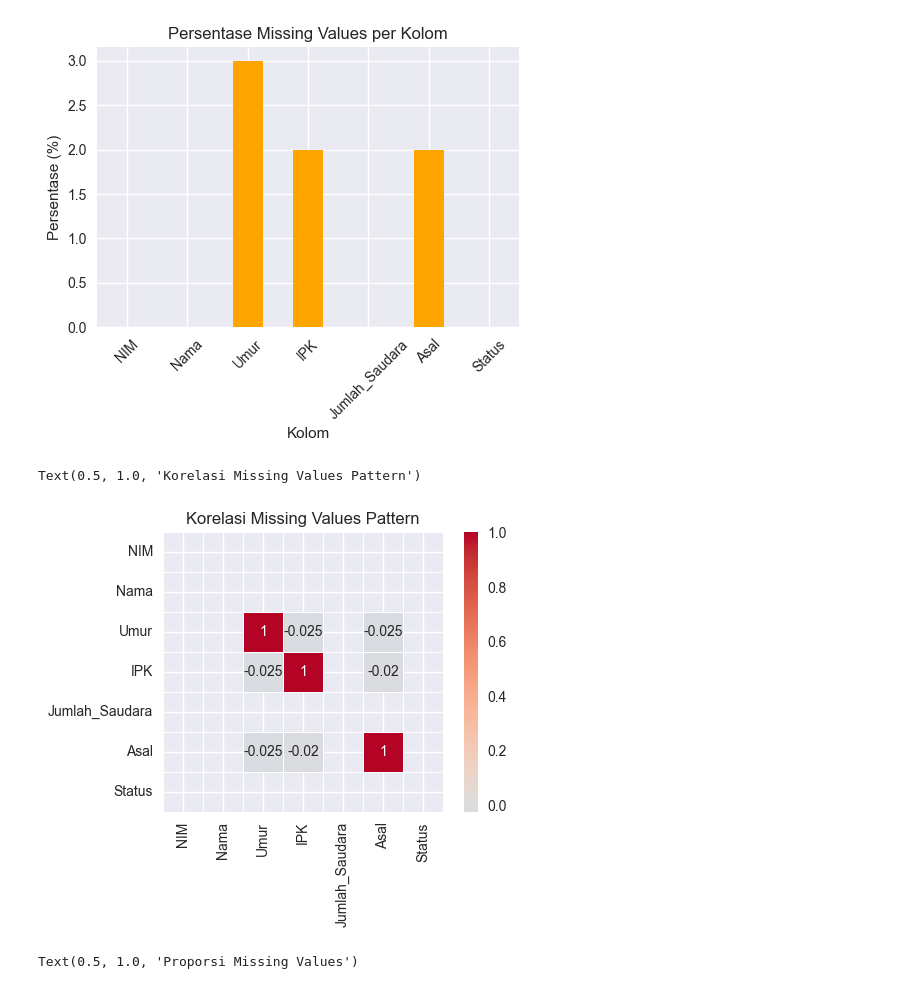
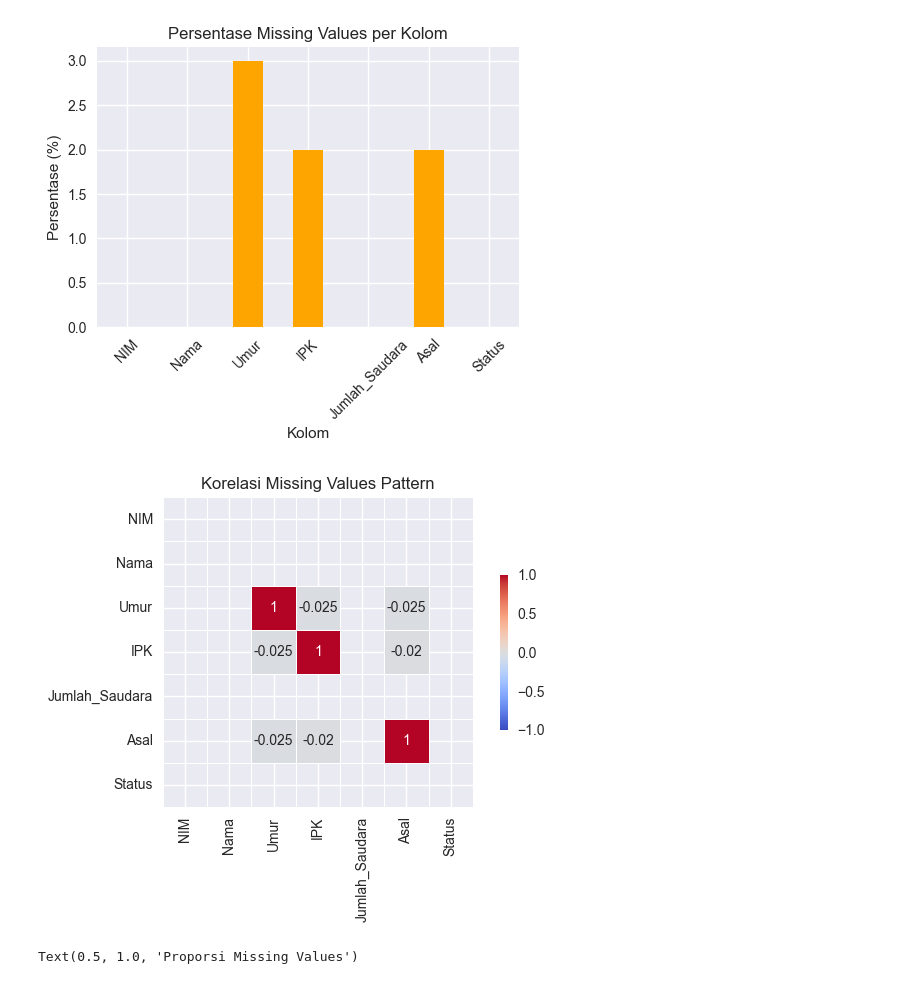
Before and after one commit to danzarchive/Modul-Teknik-Sampling-dan-Data-Wrangling, a Jupyter notebook: Modul 5/Data Cleaning_Imputation.ipynb, the cells around one changed output. Cells and saved outputs as stored; diff of their text form; code cells hidden in the pictures.

```diff
--- a/Modul 5/Data Cleaning_Imputation.ipynb
+++ b/Modul 5/Data Cleaning_Imputation.ipynb
@@ -246,7 +246,7 @@ Status            0
 dtype: int64
 # %%
 # Ganti nilai aneh seperti "?" menjadi NaN Jika ada
-# df_mahasiswa = df_mahasiswa.replace(['?', 'N/A', ''], pd.NA)
+df_mahasiswa = df_mahasiswa.replace(['?', 'N/A', '/'], pd.NA)
 # %%
 # Memeriksa missing values
 print("Jumlah Missing Values per Kolom:")
@@ -384,14 +384,19 @@ plt.xticks(rotation=45)
 # %%
 plt.figure(figsize=(12, 8))
 
 # Missing pattern heatmap
 plt.subplot(2, 2, 3)
 sns.heatmap(missing_data.corr(), annot=True, cmap='coolwarm', center=0,
-            square=True, linewidths=0.5)
+            square=True, linewidths=0.5, vmin=-1, vmax=1, cbar_kws={'shrink': 0.5})
 plt.title('Korelasi Missing Values Pattern')
+
+# Tambahkan penyesuaian layout
+plt.tight_layout()
+
+# Tampilkan plot
+plt.show()
 # %% [output]
-Text(0.5, 1.0, 'Korelasi Missing Values Pattern')
-[figure, old version]
+[figure, new version]
 # %%
 plt.figure(figsize=(12, 8))
 
```
Also changed, not shown: parts of 7 cells of this notebook, 2 other files.
